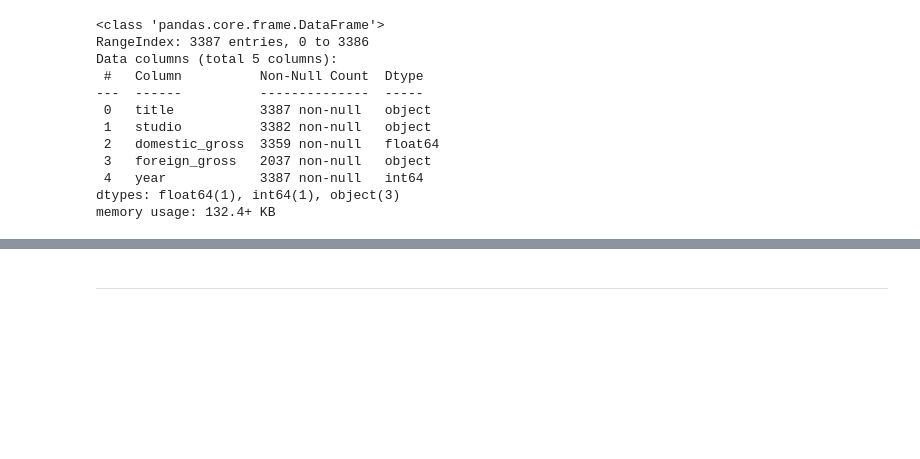
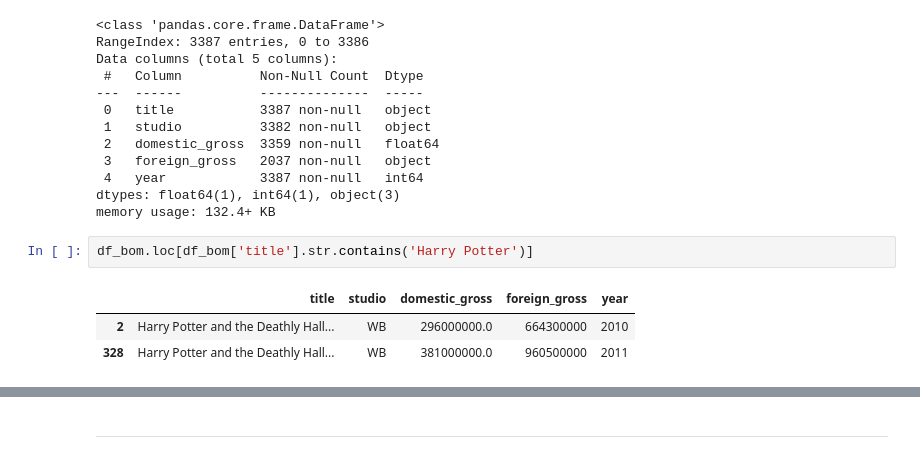
Before and after one commit to williambguo/ds-p2-project, a Jupyter notebook: code/data_cleaning.ipynb, the cells around one changed output, grey strips where cells are left out. Drawn from its saved outputs; the diff is of its cells as text; blank space fills up the shorter version.

```diff
--- a/code/data_cleaning.ipynb
+++ b/code/data_cleaning.ipynb
@@ -98,3 +199,9 @@ Data columns (total 5 columns):
  4   year            3387 non-null   int64
 dtypes: float64(1), int64(1), object(3)
 memory usage: 132.4+ KB
+# %%
+df_bom.loc[df_bom['title'].str.contains('Harry Potter')]
+# %% [output]
+|  | title | studio | domestic_gross | foreign_gross | year |
+| 2 | Harry Potter and the Deathly Hall... | WB | 296000000.0 | 664300000 | 2010 |
+| 328 | Harry Potter and the Deathly Hall... | WB | 381000000.0 | 960500000 | 2011 |
```
Also changed, not shown: parts of 42 cells of this notebook, 2 other files.
